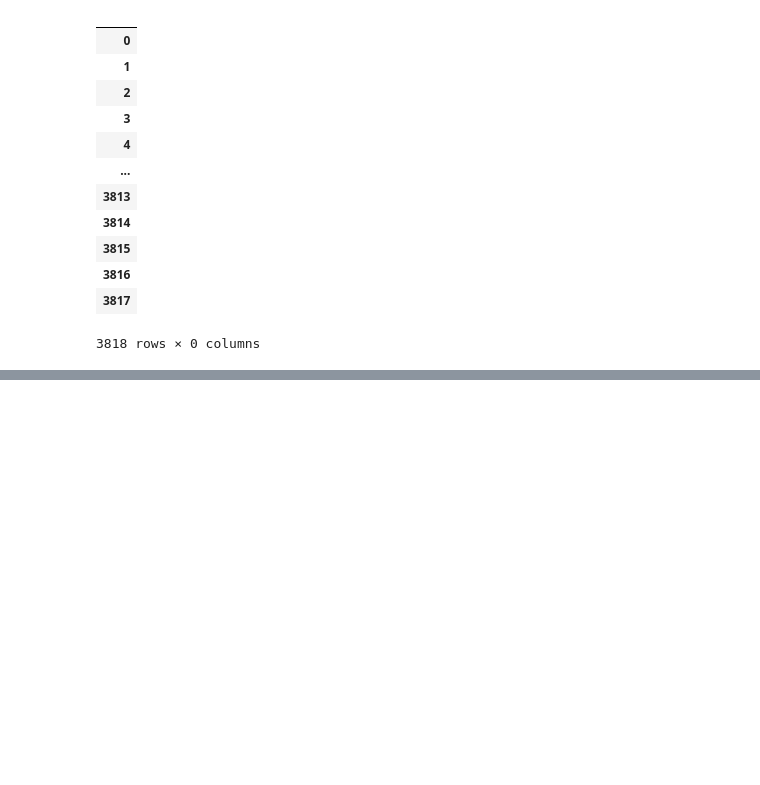
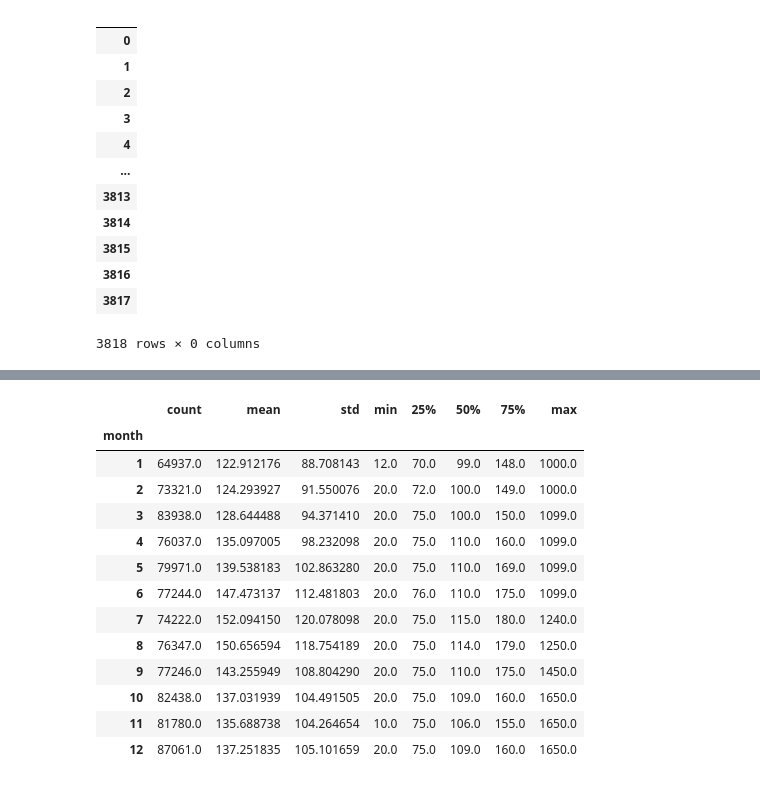
Before and after one commit to gderivas/DS_Nanodegree, a Jupyter notebook: project.ipynb, the cells around one changed output, grey strips where cells are left out. Cells and saved outputs as stored; diff of their text form; code cells hidden in the pictures; blank space fills up the shorter version.

```diff
--- a/project.ipynb
+++ b/project.ipynb
@@ -301,7 +302,7 @@ calendar_df.date = pd.to_datetime(calendar_df.date)
 # Convert price NaNs to "0" and object to float
 calendar_df.price = calendar_df.price.str.replace('$','').str.replace(',','')
 calendar_df.price.fillna(0, inplace=True)
-calendar_df.price = calendar_df.price.astype('float16')
+calendar_df.price = calendar_df.price.astype('float64')
 
 # Set availability to boolean (0,1)
 def map_boolean(dfs):
@@ -463,0 +499,3 @@ df_l_cleaned.select_dtypes(include=['object'])
+# %%
+calendar_df.rename(columns = {'listing_id':'id'},inplace=True)
+calendar_df.columns
@@ -463,0 +510,6 @@ df_l_cleaned.select_dtypes(include=['object'])
+# %%
+calendar_df['year']= calendar_df['date'].dt.year
+calendar_df['month']= calendar_df['date'].dt.month
+calendar_df['day']= calendar_df['date'].dt.day
+calendar_df['week_of_year'] = calendar_df['date'].dt.week
+calendar_df['day_of_week'] = calendar_df['date'].dt.dayofweek
@@ -463,0 +549,17 @@ df_l_cleaned.select_dtypes(include=['object'])
+# %%
+calendar_df[calendar_df.available==1].groupby(['month']).price.describe()
+# %% [output]
+|  | count | mean | std | min | 25% | 50% | 75% | max |
+| month |  |  |  |  |  |  |  |  |
+| 1 | 64937.0 | 122.912176 | 88.708143 | 12.0 | 70.0 | 99.0 | 148.0 | 1000.0 |
+| 2 | 73321.0 | 124.293927 | 91.550076 | 20.0 | 72.0 | 100.0 | 149.0 | 1000.0 |
+| 3 | 83938.0 | 128.644488 | 94.371410 | 20.0 | 75.0 | 100.0 | 150.0 | 1099.0 |
+| 4 | 76037.0 | 135.097005 | 98.232098 | 20.0 | 75.0 | 110.0 | 160.0 | 1099.0 |
+| 5 | 79971.0 | 139.538183 | 102.863280 | 20.0 | 75.0 | 110.0 | 169.0 | 1099.0 |
+| 6 | 77244.0 | 147.473137 | 112.481803 | 20.0 | 76.0 | 110.0 | 175.0 | 1099.0 |
+| 7 | 74222.0 | 152.094150 | 120.078098 | 20.0 | 75.0 | 115.0 | 180.0 | 1240.0 |
+| 8 | 76347.0 | 150.656594 | 118.754189 | 20.0 | 75.0 | 114.0 | 179.0 | 1250.0 |
+| 9 | 77246.0 | 143.255949 | 108.804290 | 20.0 | 75.0 | 110.0 | 175.0 | 1450.0 |
+| 10 | 82438.0 | 137.031939 | 104.491505 | 20.0 | 75.0 | 109.0 | 160.0 | 1650.0 |
+| 11 | 81780.0 | 135.688738 | 104.264654 | 10.0 | 75.0 | 106.0 | 155.0 | 1650.0 |
+| 12 | 87061.0 | 137.251835 | 105.101659 | 20.0 | 75.0 | 109.0 | 160.0 | 1650.0 |
```
Also changed, not shown: parts of 26 cells of this notebook.
